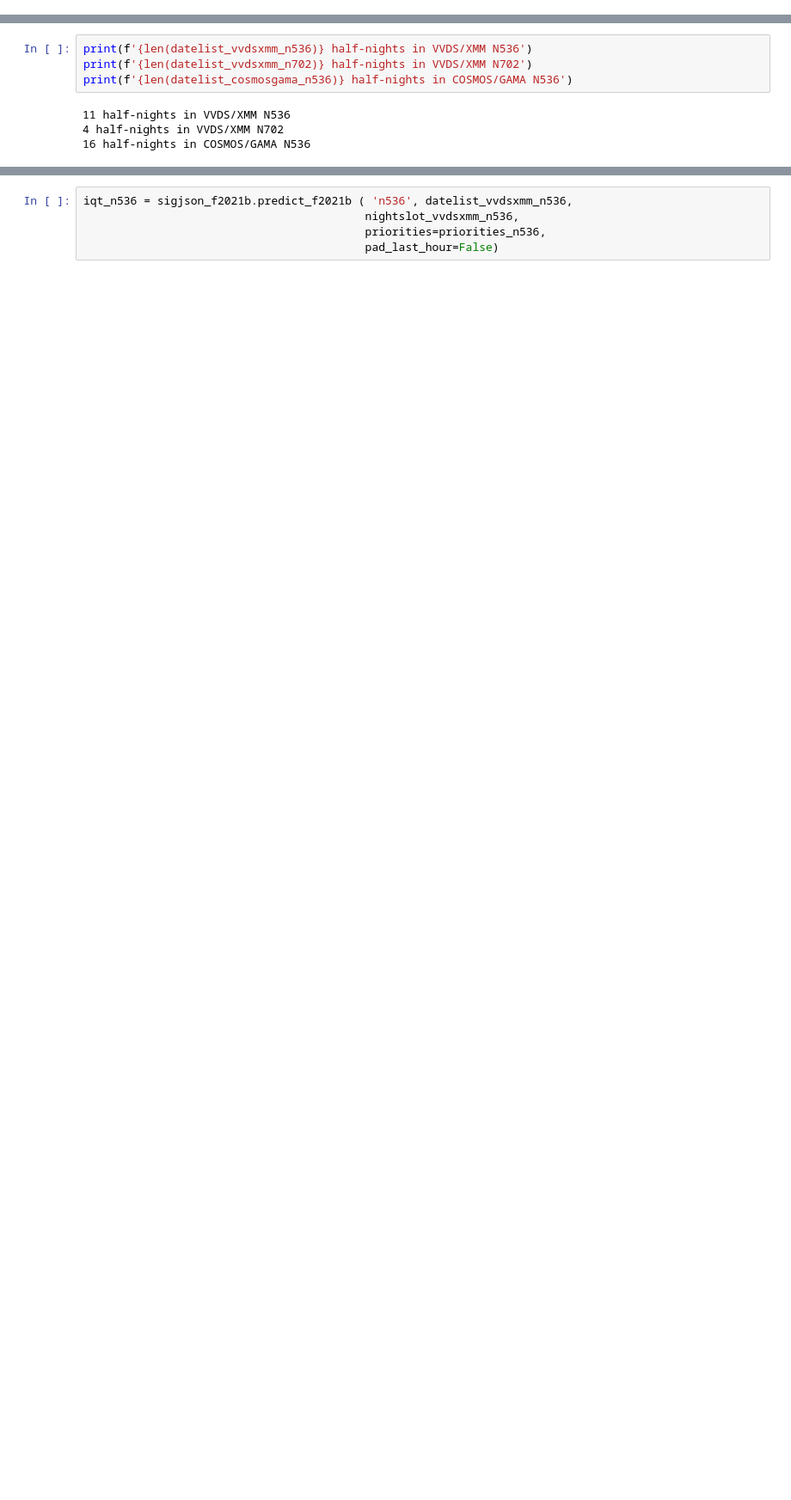
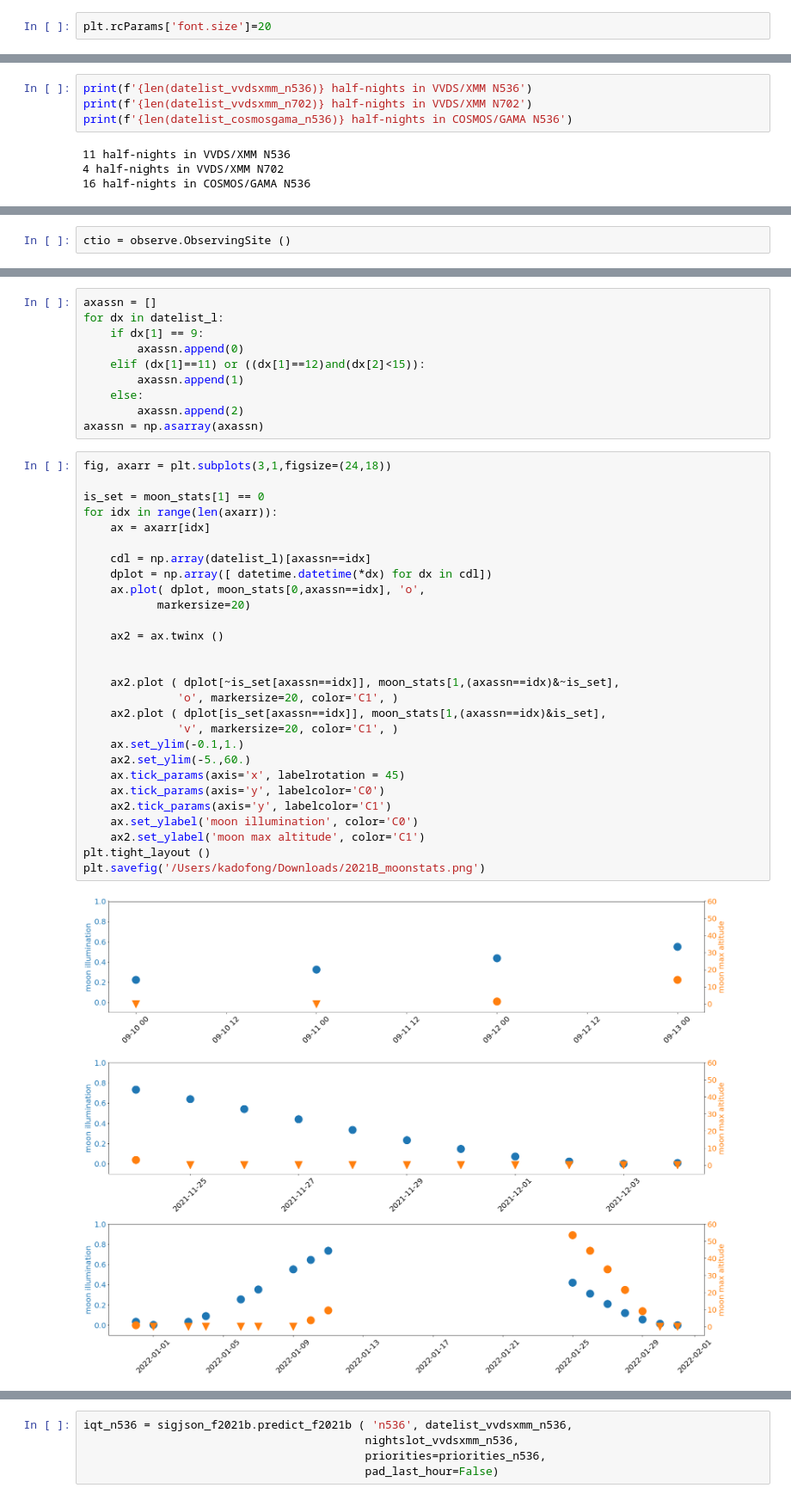
Before and after one commit to MerianSurvey/skipper, a Jupyter notebook: notebooks/Predict2021B.ipynb, the cells around one changed output, grey strips where cells are left out. Shown at 86% size. Cells and saved outputs as stored; diff of their text form; blank space fills up the shorter version.

```diff
--- a/notebooks/Predict2021B.ipynb
+++ b/notebooks/Predict2021B.ipynb
@@ -11,6 +12,8 @@ import matplotlib.pyplot as plt
 from matplotlib import patches
 import pandas as pd
 from skipper import observe
+# %%
+plt.rcParams['font.size']=20
 # %%
 sys.path.append('../scripts')
 # %%
@@ -70,3 +73,5 @@ nightslot_l += [2 for ix in np.arange(6,8)]
 nightslot_l += [2 for ix in np.arange(9,12)]
 nightslot_l += [2 for ix in np.arange(25,32)]
 priorities_l = {'VVDS':0, 'XMM':1}
+# %%
+ctio = observe.ObservingSite ()
@@ -72,0 +116,40 @@ priorities_l = {'VVDS':0, 'XMM':1}
+# %%
+axassn = []
+for dx in datelist_l:
+    if dx[1] == 9:
+        axassn.append(0)
+    elif (dx[1]==11) or ((dx[1]==12)and(dx[2]<15)):
+        axassn.append(1)
+    else:
+        axassn.append(2)
+axassn = np.asarray(axassn)
+# %%
+fig, axarr = plt.subplots(3,1,figsize=(24,18))
+
+is_set = moon_stats[1] == 0
+for idx in range(len(axarr)):
+    ax = axarr[idx]
+
+    cdl = np.array(datelist_l)[axassn==idx]
+    dplot = np.array([ datetime.datetime(*dx) for dx in cdl])
+    ax.plot( dplot, moon_stats[0,axassn==idx], 'o',
+           markersize=20)
+
+    ax2 = ax.twinx ()
+
+
+    ax2.plot ( dplot[~is_set[axassn==idx]], moon_stats[1,(axassn==idx)&~is_set],
+              'o', markersize=20, color='C1', )
+    ax2.plot ( dplot[is_set[axassn==idx]], moon_stats[1,(axassn==idx)&is_set],
+              'v', markersize=20, color='C1', )
+    ax.set_ylim(-0.1,1.)
+    ax2.set_ylim(-5.,60.)
+    ax.tick_params(axis='x', labelrotation = 45)
+    ax.tick_params(axis='y', labelcolor='C0')
+    ax2.tick_params(axis='y', labelcolor='C1')
+    ax.set_ylabel('moon illumination', color='C0')
+    ax2.set_ylabel('moon max altitude', color='C1')
+plt.tight_layout ()
+plt.savefig('/Users/kadofong/Downloads/2021B_moonstats.png')
+# %% [output]
+[figure, added]
```
Also changed, not shown: parts of 6 cells of this notebook, 1 other file.
